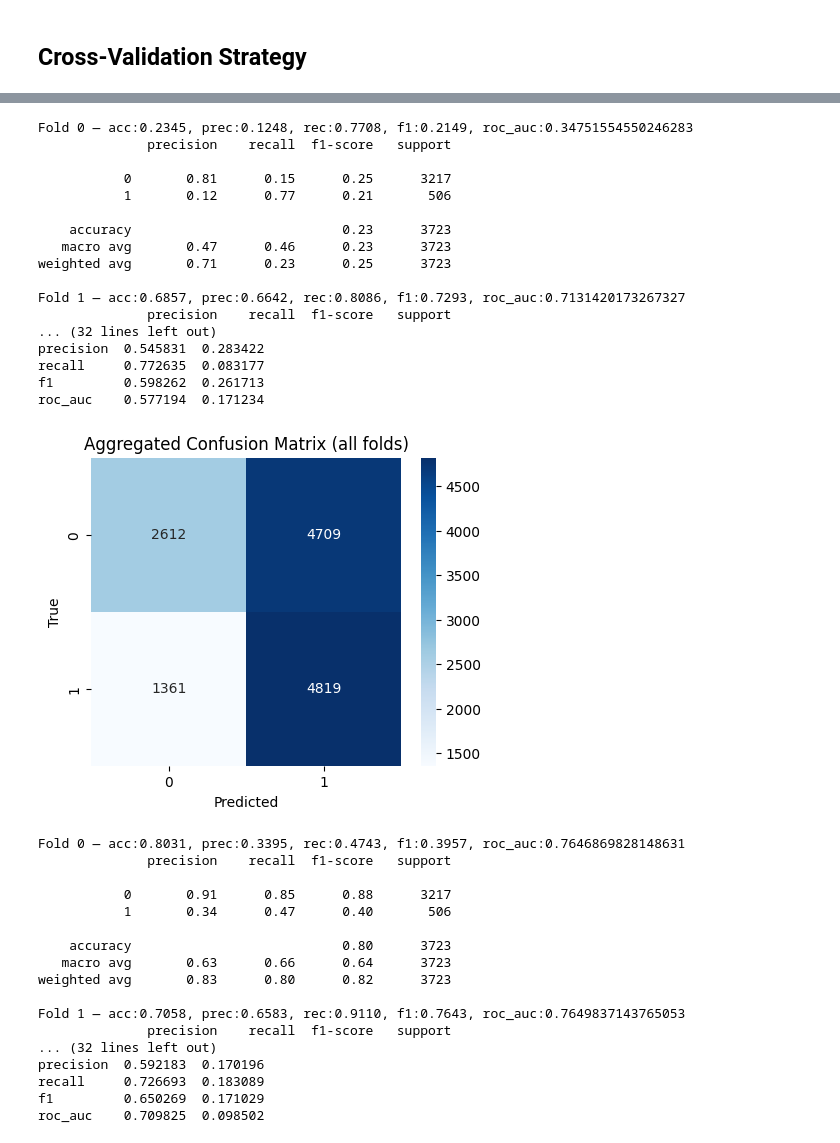
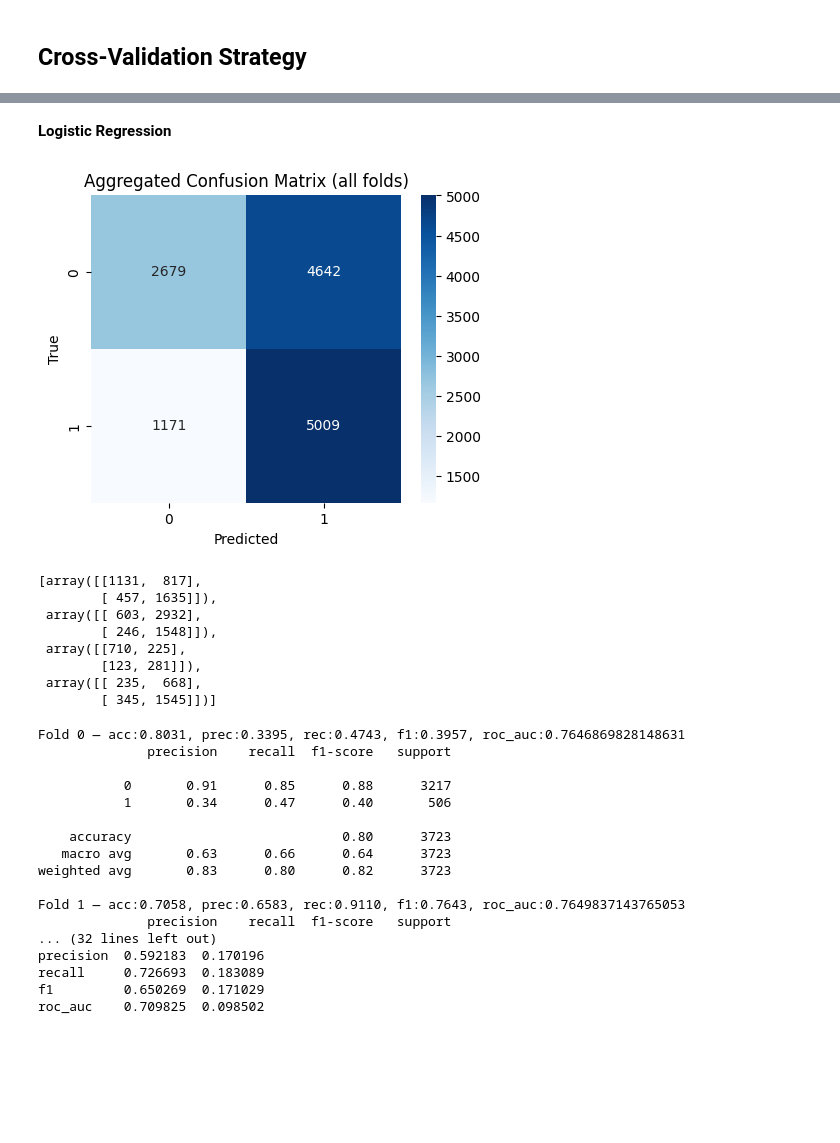
Before and after one commit to emanuel-gf/PlantNet-Species-ML-Project, a Jupyter notebook: milestone2.ipynb, the cells around one changed output, grey strips where cells are left out. Cells and saved outputs as stored; diff of their text form; code cells hidden in the pictures; blank space fills up the shorter version.

Commit message:
Clean the inference function and create support function to plot cm

```diff
--- a/milestone2.ipynb
+++ b/milestone2.ipynb
@@ -375,3 +365,28 @@ Fold 3: test_size=3012, pos_rate=0.728, classes_in_test=[0 1]
+# %% [markdown]
+**Logistic Regression**
+# %%
+
+# Pipe
+clf = Pipeline([
+    ("preproc", preprocessor),
+    ("clf", LogisticRegression(max_iter=2000, solver="lbfgs", random_state=0))
+])
+
+## Evaluate
+scores_lgt = evaluate_with_group_kfold(clf,
+                                       X,
+                                       y_vec,
+                                       groups)
+# %%
+## Create the df from the score dictionary
+df_scores = pd.DataFrame(scores_lgt)
+
+## Compute the total confusion matrix
+total_cm = np.sum(df_scores["confusion_matrix"].to_list(), axis=0)
+# %%
+plot_cf(total_cm)
+# %% [output]
+[figure, added]
 # %%
 ## function to evaluate with GroupKFold
 import numpy as np
@@ -490,26 +495,18 @@ clf = Pipeline([
 y_vec = y['predict'] if isinstance(y, pd.DataFrame) else y
 groups = df.loc[X.index, 'GRECO']  # ensure alignment
 
-res_lr = evaluate_with_group_kfold(clf, X, y_vec, groups, n_splits=4)
+res_lr, cm = evaluate_with_group_kfold(clf, X, y_vec, groups)
-# %% [output]
-Fold 0 — acc:0.2345, prec:0.1248, rec:0.7708, f1:0.2149, roc_auc:0.34751554550246283
-              precision    recall  f1-score   support
-
-           0       0.81      0.15      0.25      3217
-           1       0.12      0.77      0.21       506
-
-    accuracy                           0.23      3723
-   macro avg       0.47      0.46      0.23      3723
-weighted avg       0.71      0.23      0.25      3723
-
-Fold 1 — acc:0.6857, prec:0.6642, rec:0.8086, f1:0.7293, roc_auc:0.7131420173267327
-              precision    recall  f1-score   support
-... (32 lines left out)
-precision  0.545831  0.283422
-recall     0.772635  0.083177
-f1         0.598262  0.261713
-roc_auc    0.577194  0.171234
-[figure, removed]
+# %%
+res_lr['confusion_matrix']
+# %% [output]
+[array([[1131,  817],
+        [ 457, 1635]]),
+ array([[ 603, 2932],
+        [ 246, 1548]]),
+ array([[710, 225],
+        [123, 281]]),
+ array([[ 235,  668],
+        [ 345, 1545]])]
 # %%
 # Random Forest
 from sklearn.ensemble import RandomForestClassifier
```
Also changed, not shown: parts of 10 cells of this notebook, 2 other files.
